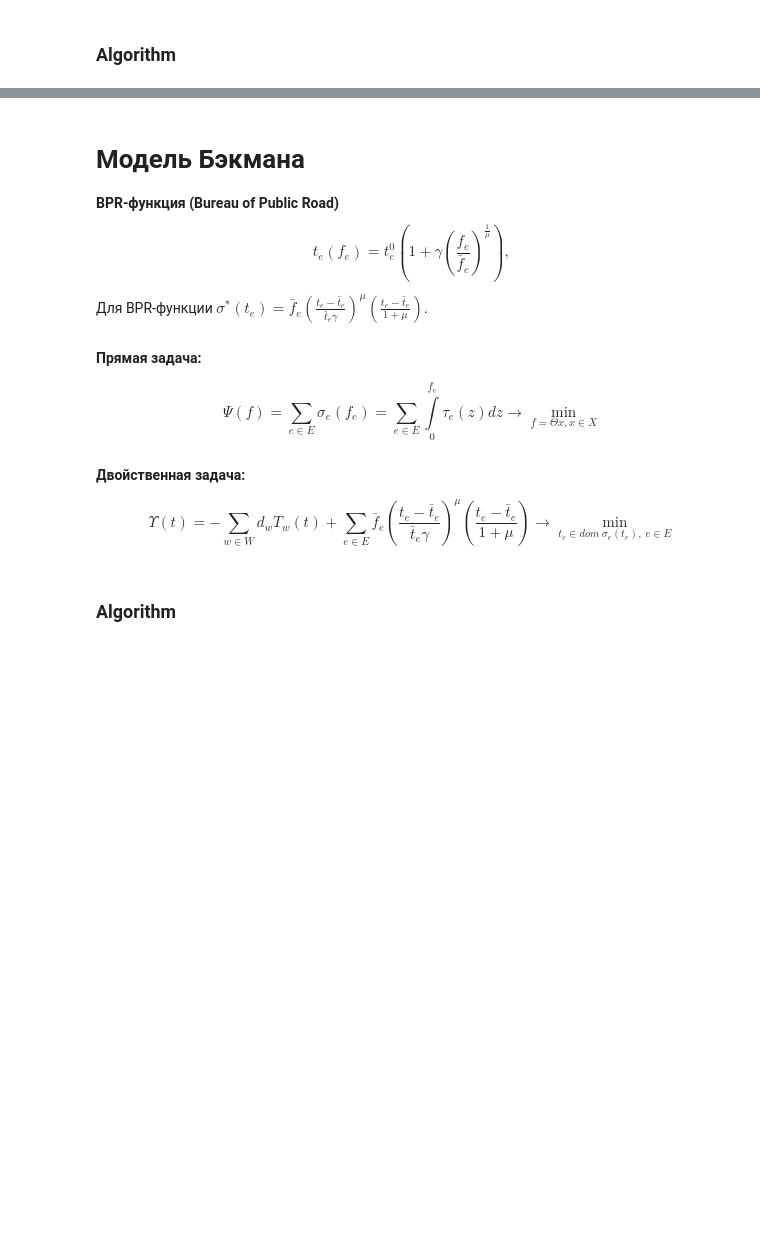
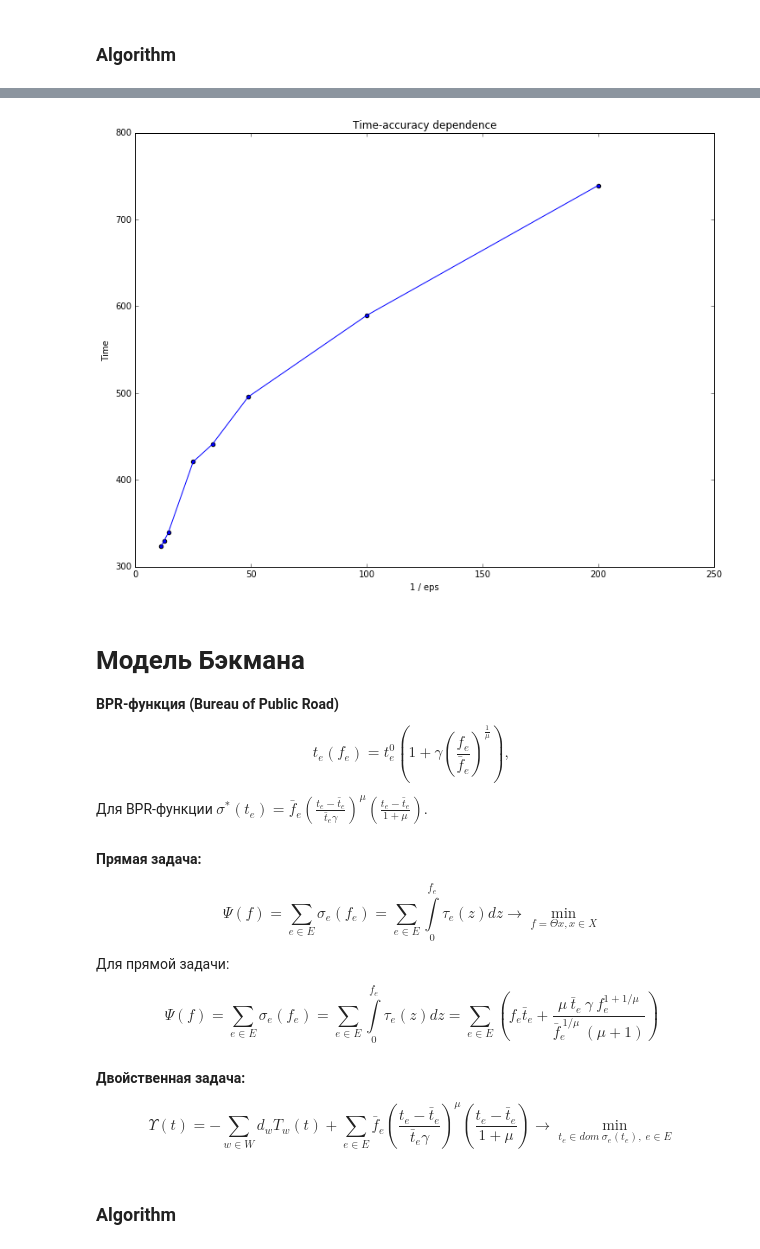
Before and after one commit to dilyararimovna/TransportFlows2016, a Jupyter notebook: Project.ipynb, the cells around one changed output, grey strips where cells are left out. Saved outputs shown, nothing was run; the diff lists cells and outputs as text; code cells hidden in the pictures; blank space fills up the shorter version.

```diff
--- a/Project.ipynb
+++ b/Project.ipynb
@@ -309,3 +367,8 @@ Time :  188.244200002
+# %%
+ind = [1,2,3,6,7,8,9,10]
+plot_eps_time(np.array(eps_stable_values)[ind], np.array(time_stable_values)[ind])
+# %% [output]
+[figure, added]
 # %% [markdown]
 # Модель Бэкмана
 
@@ -318,6 +381,9 @@ $$ t_e(f_e) = t_e^0 \left(1 + \gamma \left(\frac{f_e}{\bar f_e} \right)^{\frac1{
 
 $$\Psi(f) = \sum_{e \in E} \sigma_e(f_e) = \sum_{e \in E} \int\limits_0^{f_e} \tau_e(z) dz \rightarrow \min_{f = \Theta x, x \in X}$$
 
+Для прямой задачи:
+$$\Psi(f) = \sum_{e \in E} \sigma_e(f_e) = \sum_{e \in E} \int\limits_0^{f_e} \tau_e(z) dz = \sum_{e \in E} \left( f_e \bar t_e + \frac{\mu ~\bar t_e ~\gamma ~f_e^{1 + 1/\mu}}{\bar f_e^{~1 / \mu}~ (\mu + 1)} \right)$$
+
 #### Двойственная задача:
 
 $$\Upsilon(t) = -\sum_{w \in W} d_w T_w(t) + \sum_{e \in E} \bar f_e \left(\frac{t_e - \bar t_e}{\bar t_e  \gamma} \right)^{\mu} \left( \frac{t_e - \bar t_e}{1 + \mu}\right)  \rightarrow \min_{t_e \in dom~\sigma_e(t_e),~e \in E}$$
```
Also changed, not shown: parts of 25 cells of this notebook.
